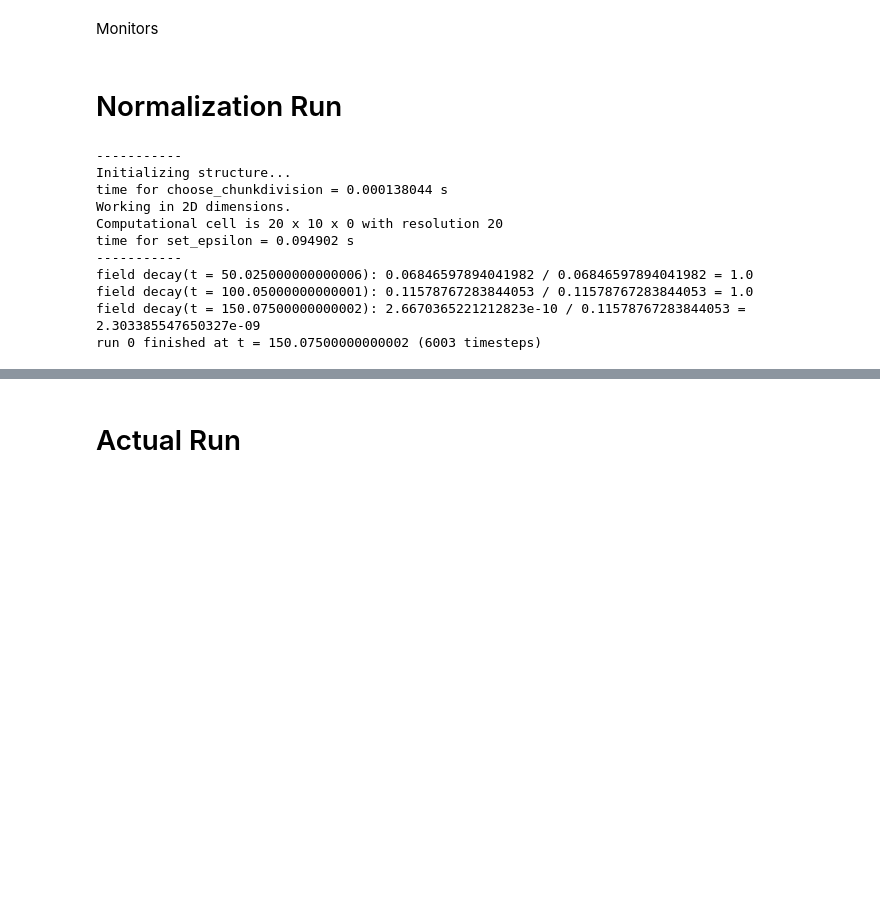
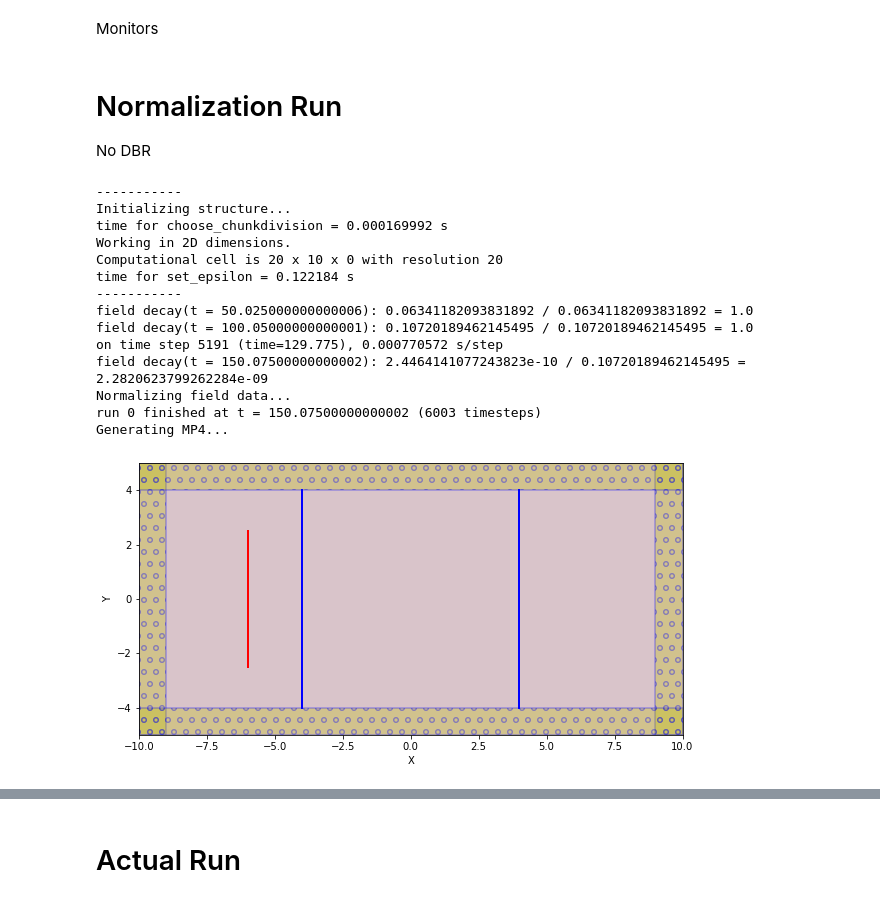
Before and after one commit to leonardocattarin/LabAdvPhotonicsMeep, a Jupyter notebook: Bragg_Reflector/Bragg_Reflector.ipynb, the cells around one changed output, grey strips where cells are left out. Cells and saved outputs as stored; diff of their text form; code cells hidden in the pictures; blank space fills up the shorter version.

```diff
--- a/Bragg_Reflector/Bragg_Reflector.ipynb
+++ b/Bragg_Reflector/Bragg_Reflector.ipynb
@@ -131,48 +141,58 @@ check_pt = mp.Vector3(0, bragg_boundary + 0.5)
 # %% [markdown]
 # Normalization Run
+No DBR
 # %%
 
-
 #define sources
+#gaussian pulse with f_central and df
 sources = [mp.Source(mp.GaussianSource(frequency=f_central, fwidth=df),
                      component=mp.Ez,
-                     center=mp.Vector3(source_x, 0),
-                     size=mp.Vector3(0, h_source))]
+                     center=mp.Vector3(source_x, source_y),
+                     size=mp.Vector3(0, source_width))]
 
 #define boundary conditions
 pml_layers = [mp.PML(pml_thickness)]
 
 #Instance simulation with chosen parameters
 sim = mp.Simulation(cell_size=cell,
                     boundary_layers=pml_layers,
                     sources=sources,
                     resolution=resolution)
 
 # Flux Monitor 1
-incident_fr = mp.FluxRegion(center=mp.Vector3(x_mon_1, 0), size=mp.Vector3(0, h_mon_1, 0))
+incident_fr = mp.FluxRegion(center=mp.Vector3(mon_1_x, 0), size=mp.Vector3(0, mon_1_width, 0))
 incident = sim.add_flux(f_mon_central, df_mon, N_freq, incident_fr)
 
 # Flux Monitor 2
-tran_fr = mp.FluxRegion(center=mp.Vector3(x_mon_2, 0), size=mp.Vector3(0,h_mon_2,0))
+tran_fr = mp.FluxRegion(center=mp.Vector3(mon_2_x, 0), size=mp.Vector3(0,mon_2_h,0))
 tran = sim.add_flux(f_mon_central, df_mon, N_freq, tran_fr)
 
+animate = mp.Animate2D(sim,
+                       fields=mp.Ez,
+                       normalize=True,
+                       realtime=False,
+                       eps_parameters={'alpha':1, 'cmap':'RdBu', 'interpolation':'spline36'},
+                       field_parameters={'alpha':0.8, 'cmap':'RdBu', 'interpolation':'spline36'},
+                       boundary_parameters={'hatch':'o', 'linewidth':1.5, 'facecolor':'y', 'edgecolor':'b', 'alpha':0.3})
+
 #Simulate
-sim.run(until_after_sources = mp.stop_when_fields_decayed(50, mp.Ez, check_pt, 1e-3))
+mp.verbosity(1)
+sim.run(mp.at_every(1, animate), until_after_sources = mp.stop_when_fields_decayed(50, mp.Ez, check_pt, 1e-3))
 
-#Get Fourier-transformed fields of incident pulse
-norm_incident_data = sim.get_flux_data(incident)
-
-#Get fluxes from fourier transformed fields transmitted
-norm_tran_flux = mp.get_fluxes(tran)
+animate.to_mp4(10, "Ez_norm.mp4")
 # %% [output]
 -----------
 Initializing structure...
-time for choose_chunkdivision = 0.000138044 s
+time for choose_chunkdivision = 0.000169992 s
 Working in 2D dimensions.
 Computational cell is 20 x 10 x 0 with resolution 20
-time for set_epsilon = 0.094902 s
+time for set_epsilon = 0.122184 s
 -----------
-field decay(t = 50.025000000000006): 0.06846597894041982 / 0.06846597894041982 = 1.0
-field decay(t = 100.05000000000001): 0.11578767283844053 / 0.11578767283844053 = 1.0
-field decay(t = 150.07500000000002): 2.6670365221212823e-10 / 0.11578767283844053 = 2.303385547650327e-09
+field decay(t = 50.025000000000006): 0.06341182093831892 / 0.06341182093831892 = 1.0
+field decay(t = 100.05000000000001): 0.10720189462145495 / 0.10720189462145495 = 1.0
+on time step 5191 (time=129.775), 0.000770572 s/step
+field decay(t = 150.07500000000002): 2.4464141077243823e-10 / 0.10720189462145495 = 2.2820623799262284e-09
+Normalizing field data...
 run 0 finished at t = 150.07500000000002 (6003 timesteps)
+Generating MP4...
+[figure, added]
```
Also changed, not shown: parts of 13 cells of this notebook, 3 other files.
